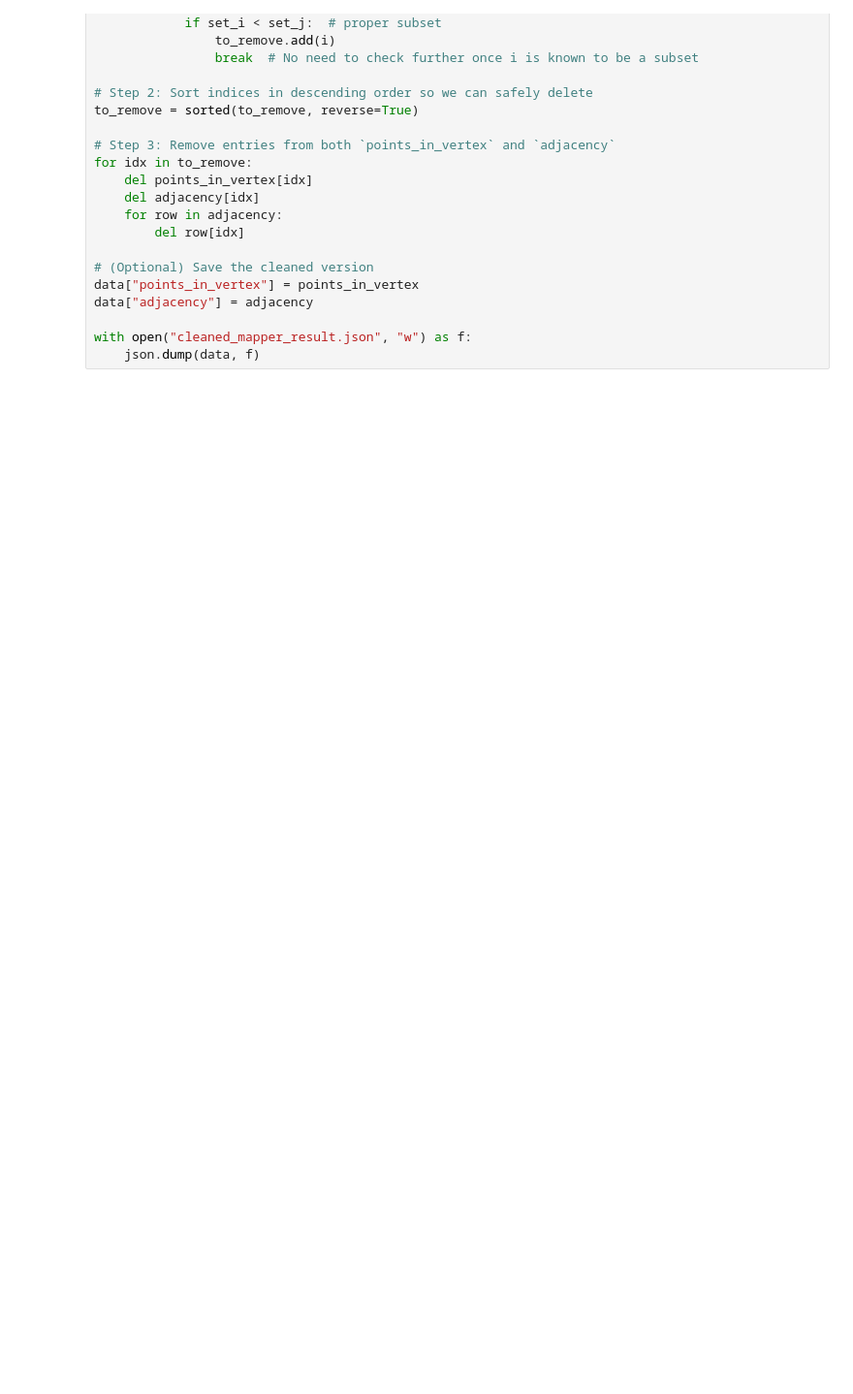
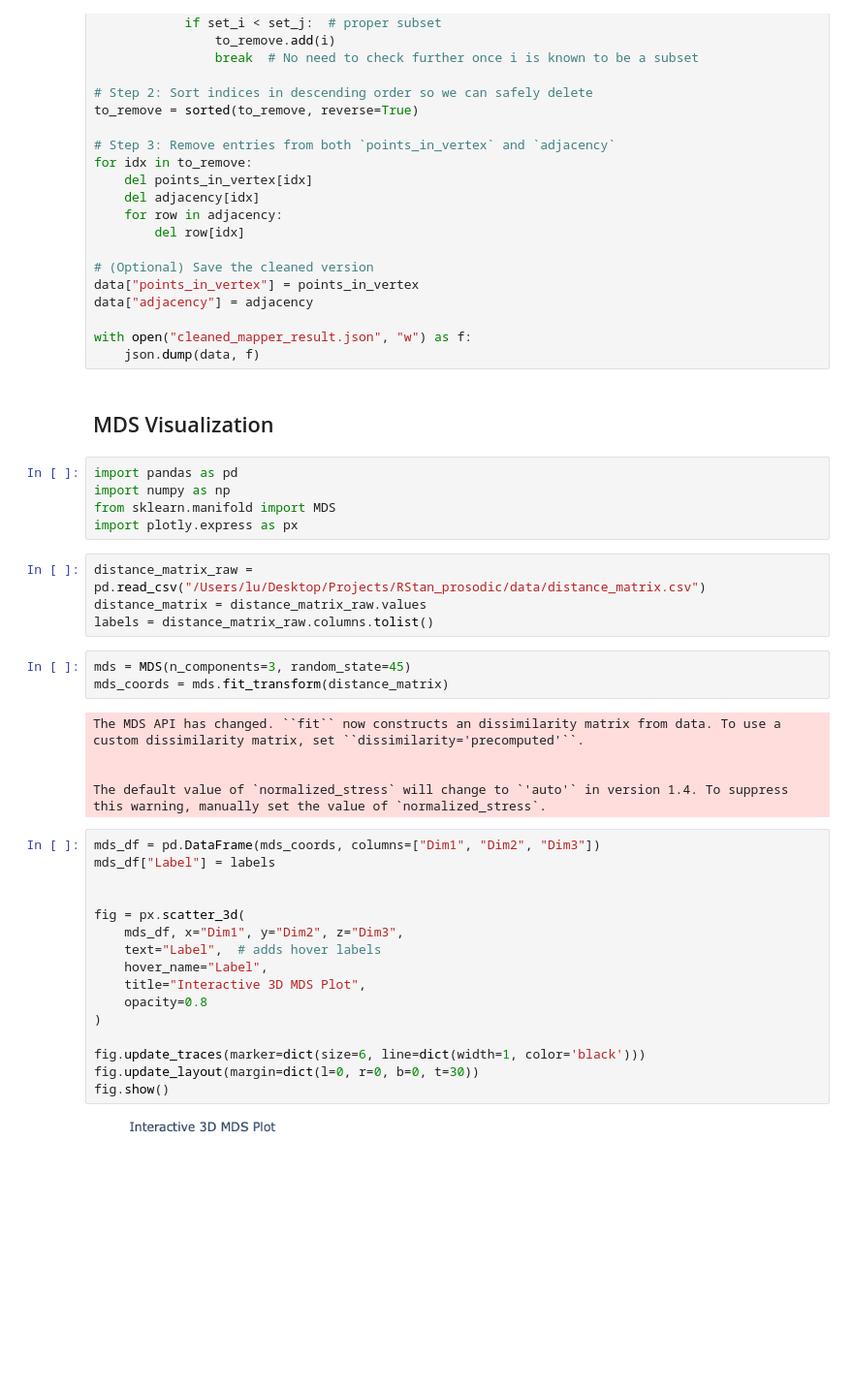
Before and after one commit to Romeo-1030/RStan_prosodic, a Jupyter notebook: nb/Python_mapper.ipynb, the cells around one changed output. Shown at 97% size. Drawn from its saved outputs; the diff is of its cells as text; blank space fills up the shorter version.

```diff
--- a/nb/Python_mapper.ipynb
+++ b/nb/Python_mapper.ipynb
@@ -350,3 +283,40 @@ data["adjacency"] = adjacency
 
 with open("cleaned_mapper_result.json", "w") as f:
     json.dump(data, f)
+# %% [markdown]
+## MDS Visualization
+# %%
+import pandas as pd
+import numpy as np
+from sklearn.manifold import MDS
+import plotly.express as px
+# %%
+distance_matrix_raw = pd.read_csv("/Users/lu/Desktop/Projects/RStan_prosodic/data/distance_matrix.csv")
+distance_matrix = distance_matrix_raw.values
+labels = distance_matrix_raw.columns.tolist()
+# %%
+mds = MDS(n_components=3, random_state=45)
+mds_coords = mds.fit_transform(distance_matrix)
+# %% [output]
+The MDS API has changed. ``fit`` now constructs an dissimilarity matrix from data. To use a custom dissimilarity matrix, set ``dissimilarity='precomputed'``.
+
+
+The default value of `normalized_stress` will change to `'auto'` in version 1.4. To suppress this warning, manually set the value of `normalized_stress`.
+# %%
+mds_df = pd.DataFrame(mds_coords, columns=["Dim1", "Dim2", "Dim3"])
+mds_df["Label"] = labels
+
+
+fig = px.scatter_3d(
+    mds_df, x="Dim1", y="Dim2", z="Dim3",
+    text="Label",  # adds hover labels
+    hover_name="Label",
+    title="Interactive 3D MDS Plot",
+    opacity=0.8
+)
+
+fig.update_traces(marker=dict(size=6, line=dict(width=1, color='black')))
+fig.update_layout(margin=dict(l=0, r=0, b=0, t=30))
+fig.show()
+# %% [output]
+[figure, added]
```
Also changed, not shown: parts of 9 cells of this notebook.
